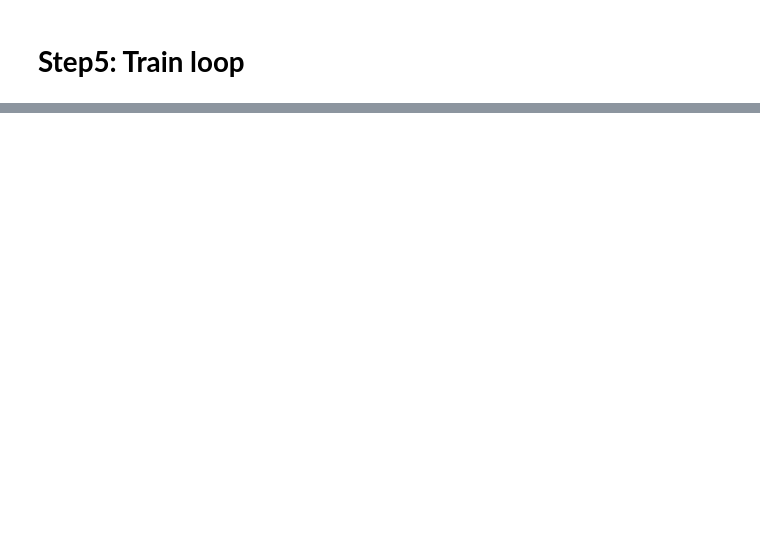
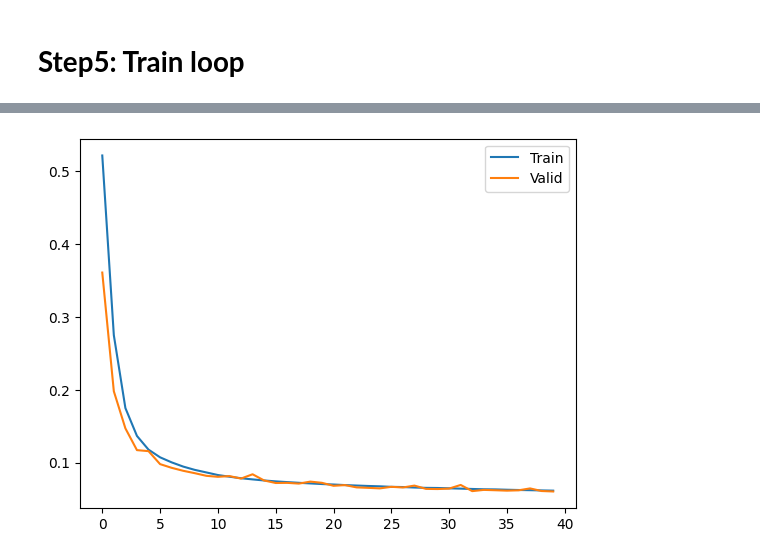
Before and after one commit to HoseinNekouei/PyTorch_Binary-Prediction-of-Poisonous-Mushrooms, a Jupyter notebook: Torch_binary_prediction_MLP.ipynb, the cells around one changed output, grey strips where cells are left out. Saved outputs shown, nothing was run; the diff lists cells and outputs as text; code cells hidden in the pictures; blank space fills up the shorter version.

```diff
--- a/Torch_binary_prediction_MLP.ipynb
+++ b/Torch_binary_prediction_MLP.ipynb
@@ -261,10 +532,10 @@ def matthews_correlation_coefficient(y_true, y_pred):
         return numerator / denominator
 # %%
 best_loss_val = 10000
-loss_train_hist, loss_val_hist, loss_test_hist =[], []
-acc_train_hist, acc_val_hist, acc_test_hist= [], []
+loss_train_hist, loss_val_hist =[], []
+acc_train_hist, acc_val_hist= [], []
 # %%
-epochs= 30
+epochs= 40
 
 for epoch in range(epochs):
   mean_loss_train, mean_acc_train, train_mcc= 0, 0, 0
@@ -327,7 +598,7 @@ for epoch in range(epochs):
       f'Train_acc: {mean_acc_train:.3f} ,'
       # f'mcc: {train_mcc:.3f} '
       f'val_loss: {mean_loss_val:.3f} ,'
-      f'val_acc: {mean_acc_val:.3f} ,'
+      f'val_acc: {mean_acc_val:.3f} '
       # f'mcc: {val_mcc:.3f}'
       )
 
@@ -339,6 +628,8 @@ for epoch in range(epochs):
 # %%
-plt.plot(torch.arange(epochs), loss_train_hist)
-plt.plot(torch.arange(epochs), loss_val_hist)
+plt.plot(torch.arange(len(loss_train_hist)), loss_train_hist)
+plt.plot(torch.arange(len(loss_val_hist)), loss_val_hist)
 
 plt.legend(["Train", "Valid"]);
+# %% [output]
+[figure, added]
 # %%
```
Also changed, not shown: parts of 34 cells of this notebook.
